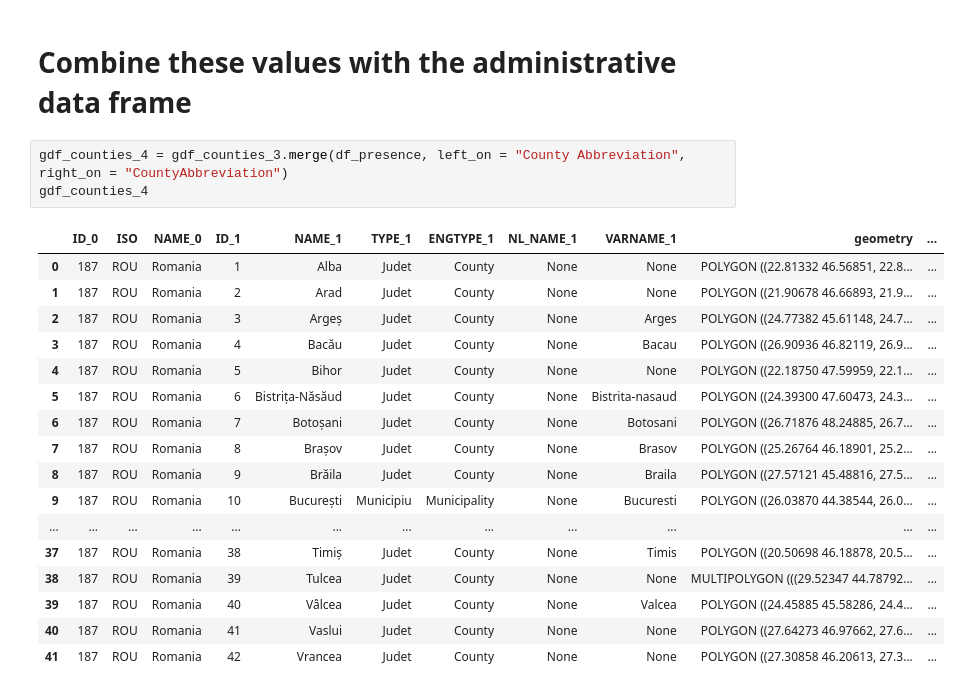
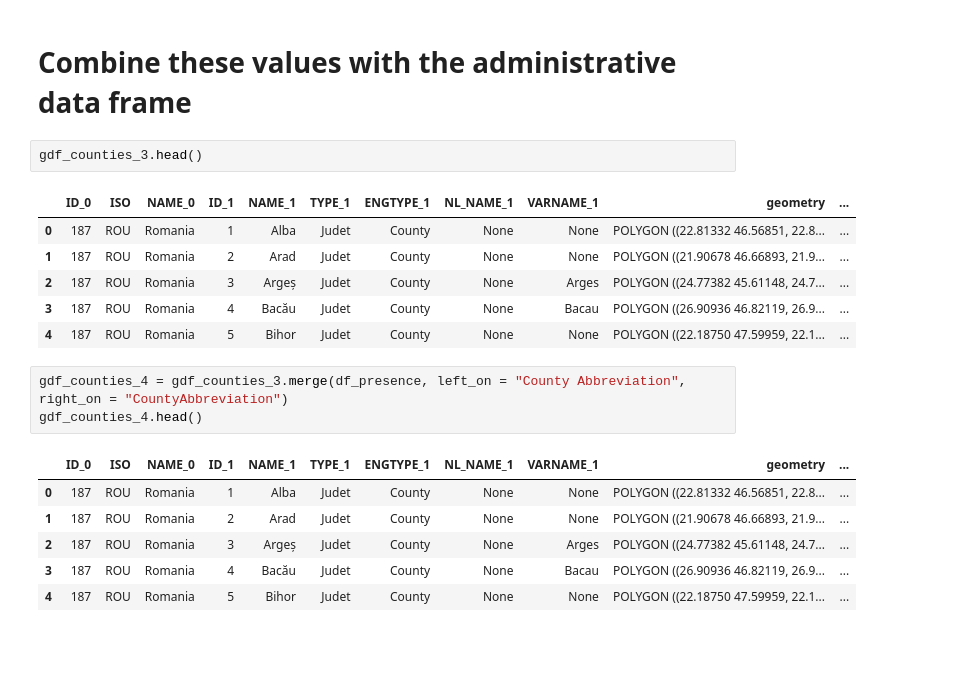
Before and after one commit to abuzatu/geo_spatial, a Jupyter notebook: romania/ro_elections.ipynb, the cells around one changed output. Cells and saved outputs as stored; diff of their text form; blank space fills up the shorter version.

```diff
--- a/romania/ro_elections.ipynb
+++ b/romania/ro_elections.ipynb
@@ -345,23 +305,21 @@ gdf_counties_3
 # %% [markdown]
 # Combine these values with the administrative data frame
+# %%
+gdf_counties_3.head()
+# %% [output]
+|  | ID_0 | ISO | NAME_0 | ID_1 | NAME_1 | TYPE_1 | ENGTYPE_1 | NL_NAME_1 | VARNAME_1 | geometry | ... |
+| 0 | 187 | ROU | Romania | 1 | Alba | Judet | County | None | None | POLYGON ((22.81332 46.56851, 22.8... | ... |
+| 1 | 187 | ROU | Romania | 2 | Arad | Judet | County | None | None | POLYGON ((21.90678 46.66893, 21.9... | ... |
+| 2 | 187 | ROU | Romania | 3 | Argeș | Judet | County | None | Arges | POLYGON ((24.77382 45.61148, 24.7... | ... |
+| 3 | 187 | ROU | Romania | 4 | Bacău | Judet | County | None | Bacau | POLYGON ((26.90936 46.82119, 26.9... | ... |
+| 4 | 187 | ROU | Romania | 5 | Bihor | Judet | County | None | None | POLYGON ((22.18750 47.59959, 22.1... | ... |
 # %%
 gdf_counties_4 = gdf_counties_3.merge(df_presence, left_on = "County Abbreviation", right_on = "CountyAbbreviation")
-gdf_counties_4
+gdf_counties_4.head()
 # %% [output]
 |  | ID_0 | ISO | NAME_0 | ID_1 | NAME_1 | TYPE_1 | ENGTYPE_1 | NL_NAME_1 | VARNAME_1 | geometry | ... |
 | 0 | 187 | ROU | Romania | 1 | Alba | Judet | County | None | None | POLYGON ((22.81332 46.56851, 22.8... | ... |
 | 1 | 187 | ROU | Romania | 2 | Arad | Judet | County | None | None | POLYGON ((21.90678 46.66893, 21.9... | ... |
 | 2 | 187 | ROU | Romania | 3 | Argeș | Judet | County | None | Arges | POLYGON ((24.77382 45.61148, 24.7... | ... |
 | 3 | 187 | ROU | Romania | 4 | Bacău | Judet | County | None | Bacau | POLYGON ((26.90936 46.82119, 26.9... | ... |
 | 4 | 187 | ROU | Romania | 5 | Bihor | Judet | County | None | None | POLYGON ((22.18750 47.59959, 22.1... | ... |
-| 5 | 187 | ROU | Romania | 6 | Bistrița-Năsăud | Judet | County | None | Bistrita-nasaud | POLYGON ((24.39300 47.60473, 24.3... | ... |
-| 6 | 187 | ROU | Romania | 7 | Botoșani | Judet | County | None | Botosani | POLYGON ((26.71876 48.24885, 26.7... | ... |
-| 7 | 187 | ROU | Romania | 8 | Brașov | Judet | County | None | Brasov | POLYGON ((25.26764 46.18901, 25.2... | ... |
-| 8 | 187 | ROU | Romania | 9 | Brăila | Judet | County | None | Braila | POLYGON ((27.57121 45.48816, 27.5... | ... |
-| 9 | 187 | ROU | Romania | 10 | București | Municipiu | Municipality | None | Bucuresti | POLYGON ((26.03870 44.38544, 26.0... | ... |
-| ... | ... | ... | ... | ... | ... | ... | ... | ... | ... | ... | ... |
-| 37 | 187 | ROU | Romania | 38 | Timiș | Judet | County | None | Timis | POLYGON ((20.50698 46.18878, 20.5... | ... |
-| 38 | 187 | ROU | Romania | 39 | Tulcea | Judet | County | None | None | MULTIPOLYGON (((29.52347 44.78792... | ... |
-| 39 | 187 | ROU | Romania | 40 | Vâlcea | Judet | County | None | Valcea | POLYGON ((24.45885 45.58286, 24.4... | ... |
-| 40 | 187 | ROU | Romania | 41 | Vaslui | Judet | County | None | None | POLYGON ((27.64273 46.97662, 27.6... | ... |
-| 41 | 187 | ROU | Romania | 42 | Vrancea | Judet | County | None | None | POLYGON ((27.30858 46.20613, 27.3... | ... |
```
Also changed, not shown: parts of 27 cells of this notebook.
